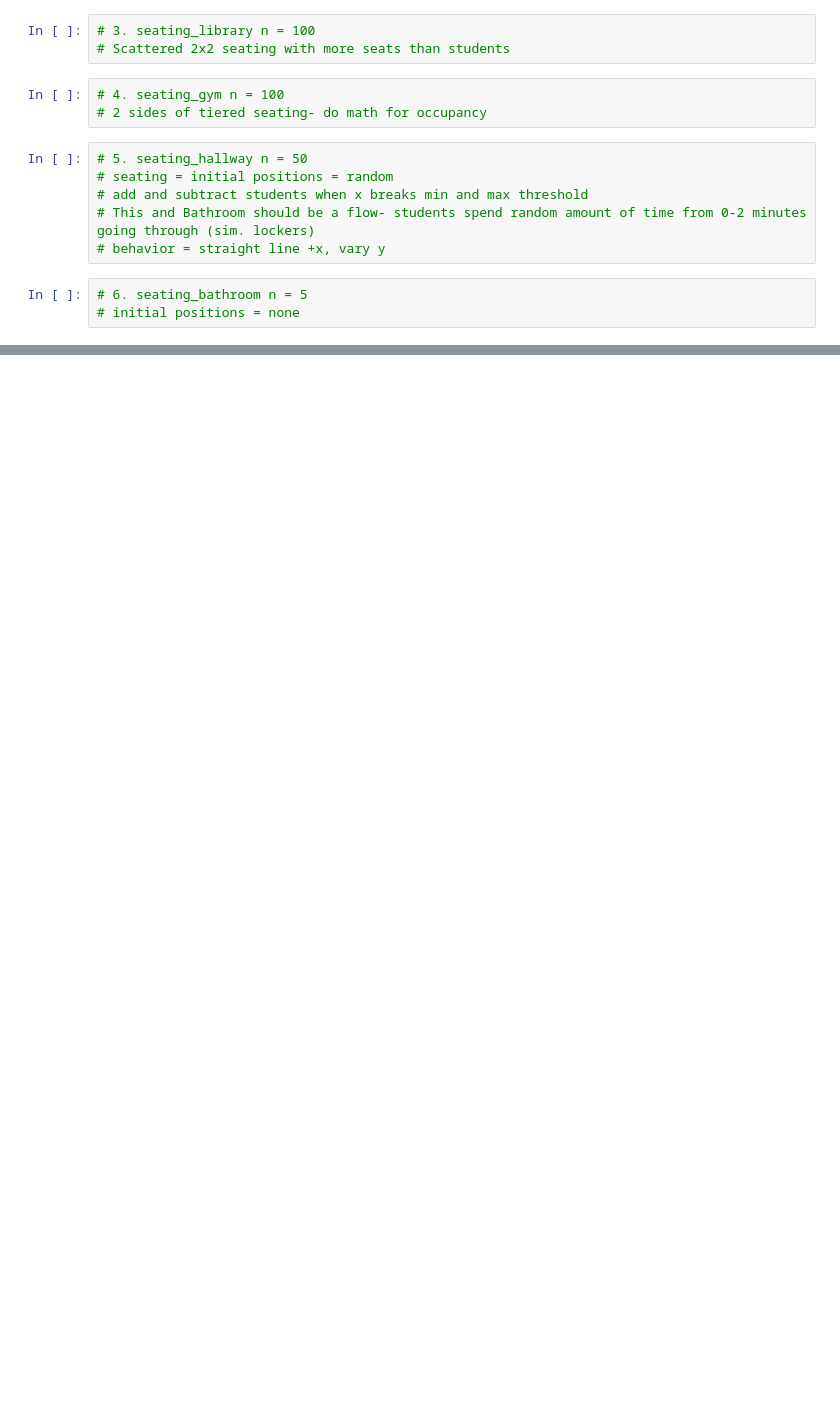
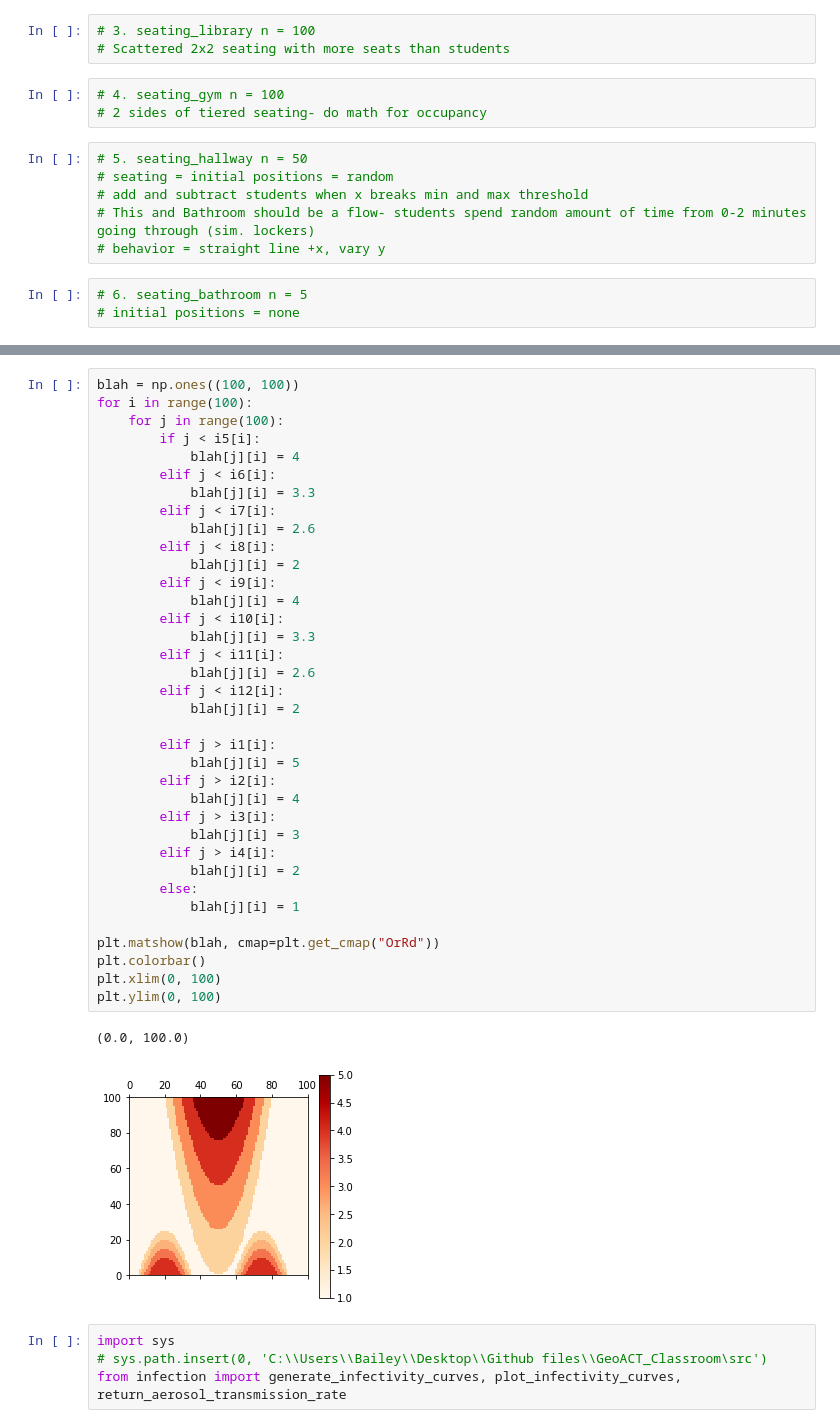
Before and after one commit to covABM/GeoACT_Classroom, a Jupyter notebook: temp_notebook.ipynb, the cells around one changed output, grey strips where cells are left out. Drawn from its saved outputs; the diff is of its cells as text; blank space fills up the shorter version.

```diff
--- a/temp_notebook.ipynb
+++ b/temp_notebook.ipynb
@@ -242,0 +306,43 @@ array([[2, 2, 2, ..., 2, 2, 2],
+# %%
+blah = np.ones((100, 100))
+for i in range(100):
+    for j in range(100):
+        if j < i5[i]:
+            blah[j][i] = 4
+        elif j < i6[i]:
+            blah[j][i] = 3.3
+        elif j < i7[i]:
+            blah[j][i] = 2.6
+        elif j < i8[i]:
+            blah[j][i] = 2
+        elif j < i9[i]:
+            blah[j][i] = 4
+        elif j < i10[i]:
+            blah[j][i] = 3.3
+        elif j < i11[i]:
+            blah[j][i] = 2.6
+        elif j < i12[i]:
+            blah[j][i] = 2
+
+        elif j > i1[i]:
+            blah[j][i] = 5
+        elif j > i2[i]:
+            blah[j][i] = 4
+        elif j > i3[i]:
+            blah[j][i] = 3
+        elif j > i4[i]:
+            blah[j][i] = 2
+        else:
+            blah[j][i] = 1
+
+plt.matshow(blah, cmap=plt.get_cmap("OrRd"))
+plt.colorbar()
+plt.xlim(0, 100)
+plt.ylim(0, 100)
+# %% [output]
+(0.0, 100.0)
+[figure, added]
+# %%
+import sys
+# sys.path.insert(0, 'C:\\Users\\Bailey\\Desktop\\Github files\\GeoACT_Classroom\src')
+from infection import generate_infectivity_curves, plot_infectivity_curves, return_aerosol_transmission_rate
```
Also changed, not shown: parts of 17 cells of this notebook, 11 other files.
